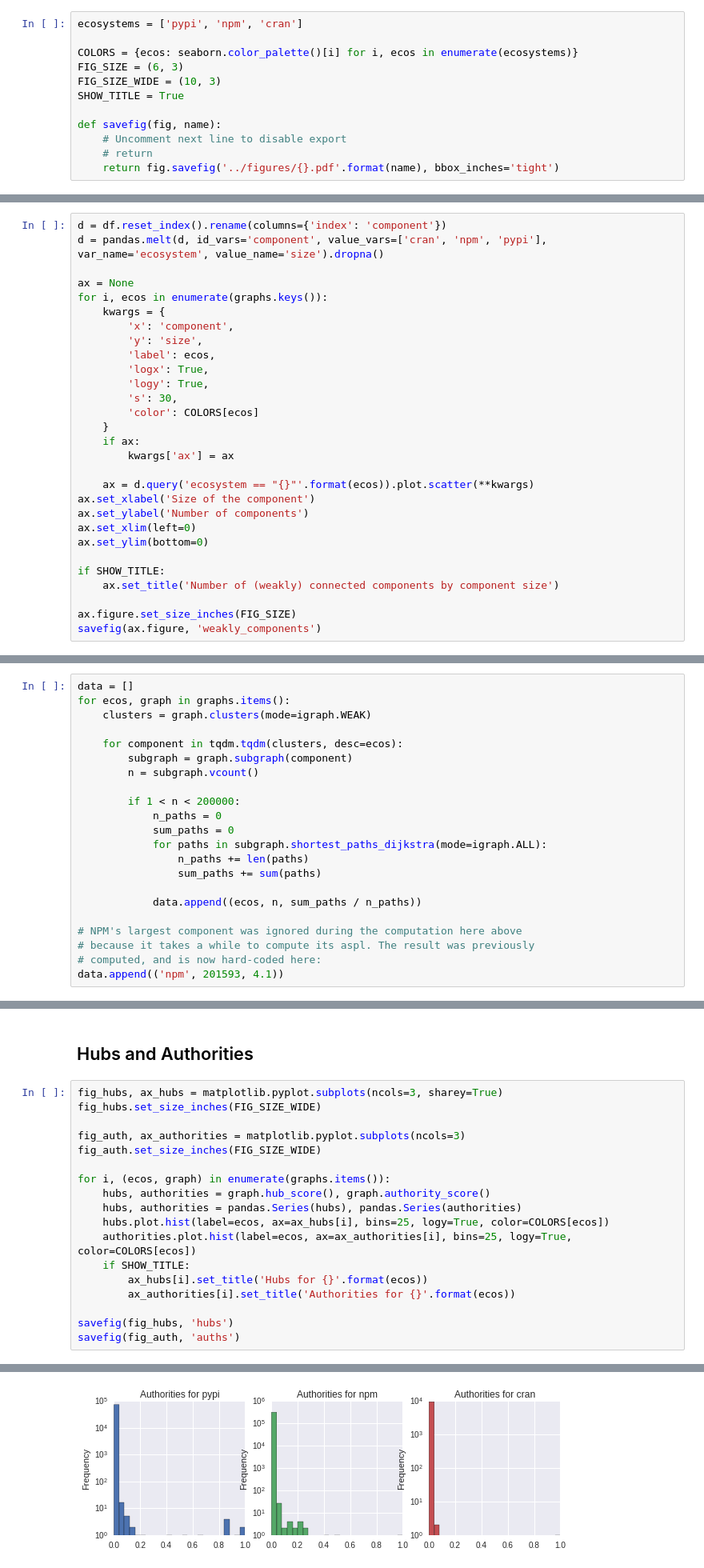
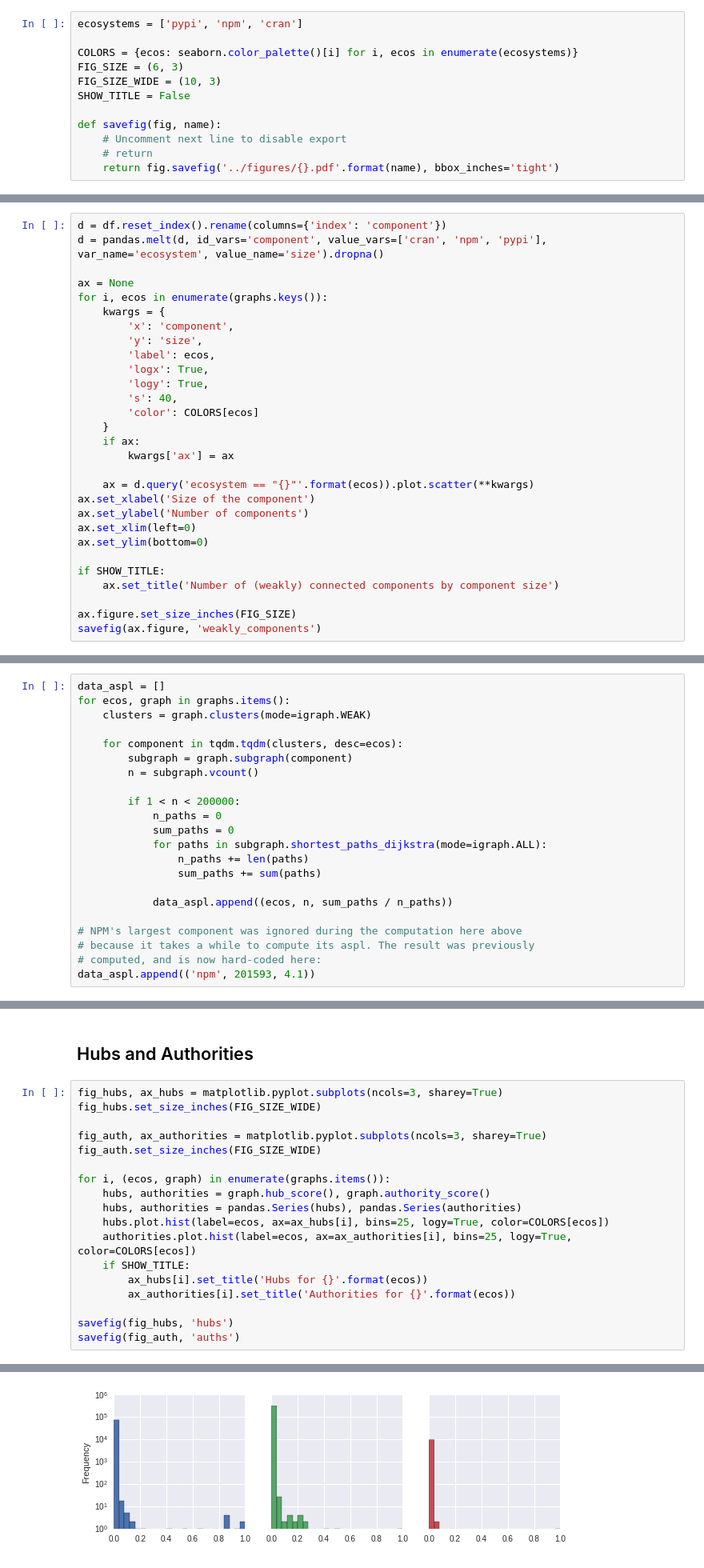
Before and after one commit to maelick/ecos-analysis, a Jupyter notebook: WEA2016-ecos/notebook/Ecosystem graphs.ipynb, the cells around one changed output, grey strips where cells are left out. Shown at 80% size. Drawn from its saved outputs; the diff is of its cells as text.

```diff
--- a/WEA2016-ecos/notebook/Ecosystem graphs.ipynb
+++ b/WEA2016-ecos/notebook/Ecosystem graphs.ipynb
@@ -16,7 +16,7 @@ ecosystems = ['pypi', 'npm', 'cran']
 COLORS = {ecos: seaborn.color_palette()[i] for i, ecos in enumerate(ecosystems)}
 FIG_SIZE = (6, 3)
 FIG_SIZE_WIDE = (10, 3)
-SHOW_TITLE = True
+SHOW_TITLE = False
 
 def savefig(fig, name):
     # Uncomment next line to disable export
@@ -305,7 +320,7 @@ for i, ecos in enumerate(graphs.keys()):
         'label': ecos,
         'logx': True,
         'logy': True,
-        's': 30,
+        's': 40,
         'color': COLORS[ecos]
     }
     if ax:
@@ -327,5 +342,5 @@ savefig(ax.figure, 'weakly_components')
 # %%
-data = []
+data_aspl = []
 for ecos, graph in graphs.items():
     clusters = graph.clusters(mode=igraph.WEAK)
 
@@ -340,10 +355,10 @@ for ecos, graph in graphs.items():
                 n_paths += len(paths)
                 sum_paths += sum(paths)
 
-            data.append((ecos, n, sum_paths / n_paths))
+            data_aspl.append((ecos, n, sum_paths / n_paths))
 
 # NPM's largest component was ignored during the computation here above
 # because it takes a while to compute its aspl. The result was previously
 # computed, and is now hard-coded here:
-data.append(('npm', 201593, 4.1))
+data_aspl.append(('npm', 201593, 4.1))
 # %%
@@ -378,7 +393,7 @@ ax.set_title('Average shortest path length for each\nweakly connected component
 fig_hubs, ax_hubs = matplotlib.pyplot.subplots(ncols=3, sharey=True)
 fig_hubs.set_size_inches(FIG_SIZE_WIDE)
 
-fig_auth, ax_authorities = matplotlib.pyplot.subplots(ncols=3)
+fig_auth, ax_authorities = matplotlib.pyplot.subplots(ncols=3, sharey=True)
 fig_auth.set_size_inches(FIG_SIZE_WIDE)
 
 for i, (ecos, graph) in enumerate(graphs.items()):
@@ -397,4 +412,4 @@ savefig(fig_auth, 'auths')
-[figure, old version]
+[figure, new version]
 # %% [markdown]
 ## Pagerank
 # %%
```
Also changed, not shown: parts of 10 cells of this notebook, 13 other files.
